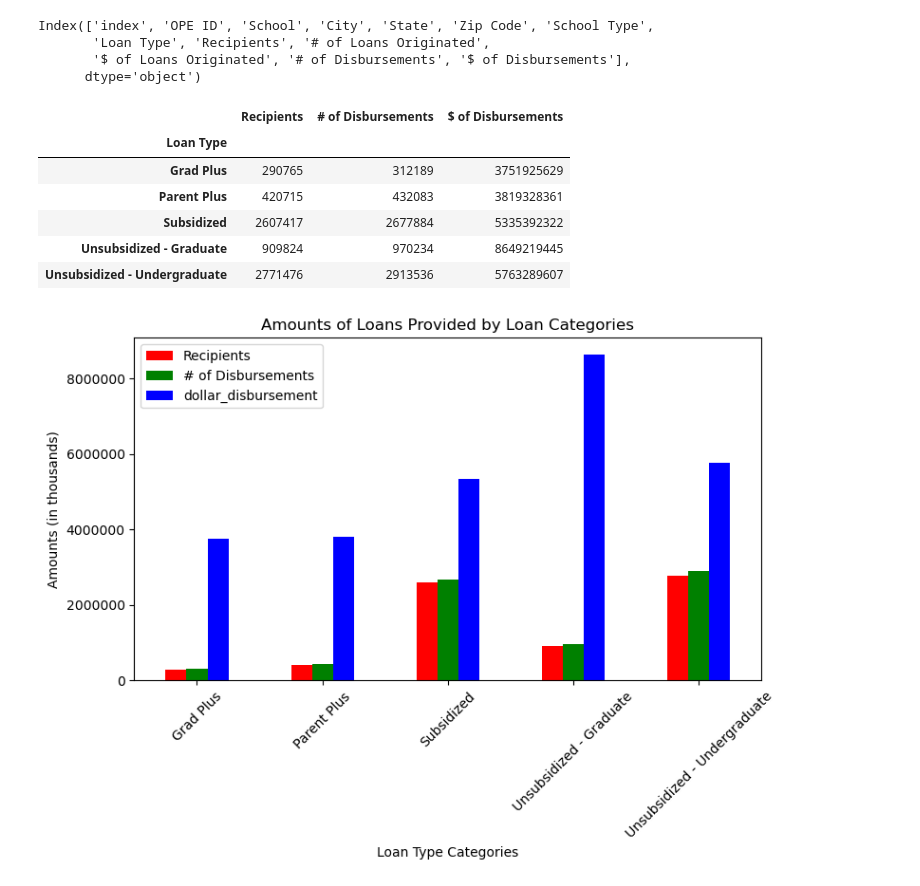
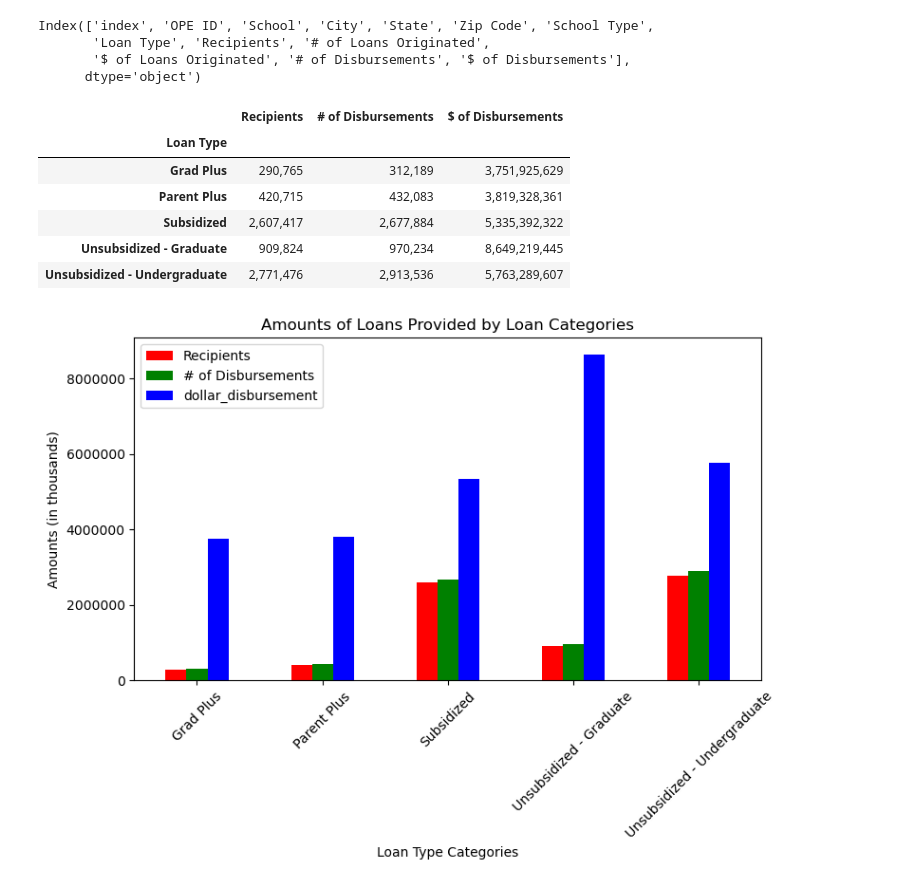
Before and after one commit to wemlaztdj/Demo_p1, a Jupyter notebook: main - MR.ipynb, the cells around one changed output. Saved outputs shown, nothing was run; the diff lists cells and outputs as text; code cells hidden in the pictures.

```diff
--- a/main - MR.ipynb
+++ b/main - MR.ipynb
@@ -119,31 +119,31 @@ Index(['index', 'OPE ID', 'School', 'City', 'State', 'Zip Code', 'School Type',
 # %%
 # Breakdown by 5 loan types of the number of loans distributed, the total amount of those loans and the number of recipients - GOOD!
 loan_type = df.groupby("Loan Type")[["Recipients", "# of Disbursements", "$ of Disbursements"]].sum()
 
 # Below is code to format the three columns - IF WANTED!
 
-# def format_with_commas(x):
-#     if isinstance(x, (int, float)):
-#         return "{:,.0f}".format(x)
-#     return x
+def format_with_commas(x):
+    if isinstance(x, (int, float)):
+        return "{:,.0f}".format(x)
+    return x
 
 
 
-# loan_type['Recipients'] = loan_type['Recipients'].apply(format_with_commas)
+loan_type['Recipients'] = loan_type['Recipients'].apply(format_with_commas)
 
-# loan_type['# of Disbursements'] = loan_type['# of Disbursements'].apply(format_with_commas)
+loan_type['# of Disbursements'] = loan_type['# of Disbursements'].apply(format_with_commas)
 
-# loan_type['$ of Disbursements'] = loan_type['$ of Disbursements'].apply(format_with_commas)
+loan_type['$ of Disbursements'] = loan_type['$ of Disbursements'].apply(format_with_commas)
 
 loan_type
 # %% [output]
 |  | Recipients | # of Disbursements | $ of Disbursements |
 | Loan Type |  |  |  |
-| Grad Plus | 290765 | 312189 | 3751925629 |
-| Parent Plus | 420715 | 432083 | 3819328361 |
-| Subsidized | 2607417 | 2677884 | 5335392322 |
-| Unsubsidized - Graduate | 909824 | 970234 | 8649219445 |
-| Unsubsidized - Undergraduate | 2771476 | 2913536 | 5763289607 |
+| Grad Plus | 290,765 | 312,189 | 3,751,925,629 |
+| Parent Plus | 420,715 | 432,083 | 3,819,328,361 |
+| Subsidized | 2,607,417 | 2,677,884 | 5,335,392,322 |
+| Unsubsidized - Graduate | 909,824 | 970,234 | 8,649,219,445 |
+| Unsubsidized - Undergraduate | 2,771,476 | 2,913,536 | 5,763,289,607 |
 # %%
 # A Bar Chart Displaying the amounts and numbers of loans provided by the 5 loan categories - GOOD!
 import matplotlib.pyplot as plt
```
Also changed, not shown: parts of 5 cells of this notebook, 1 other file.
